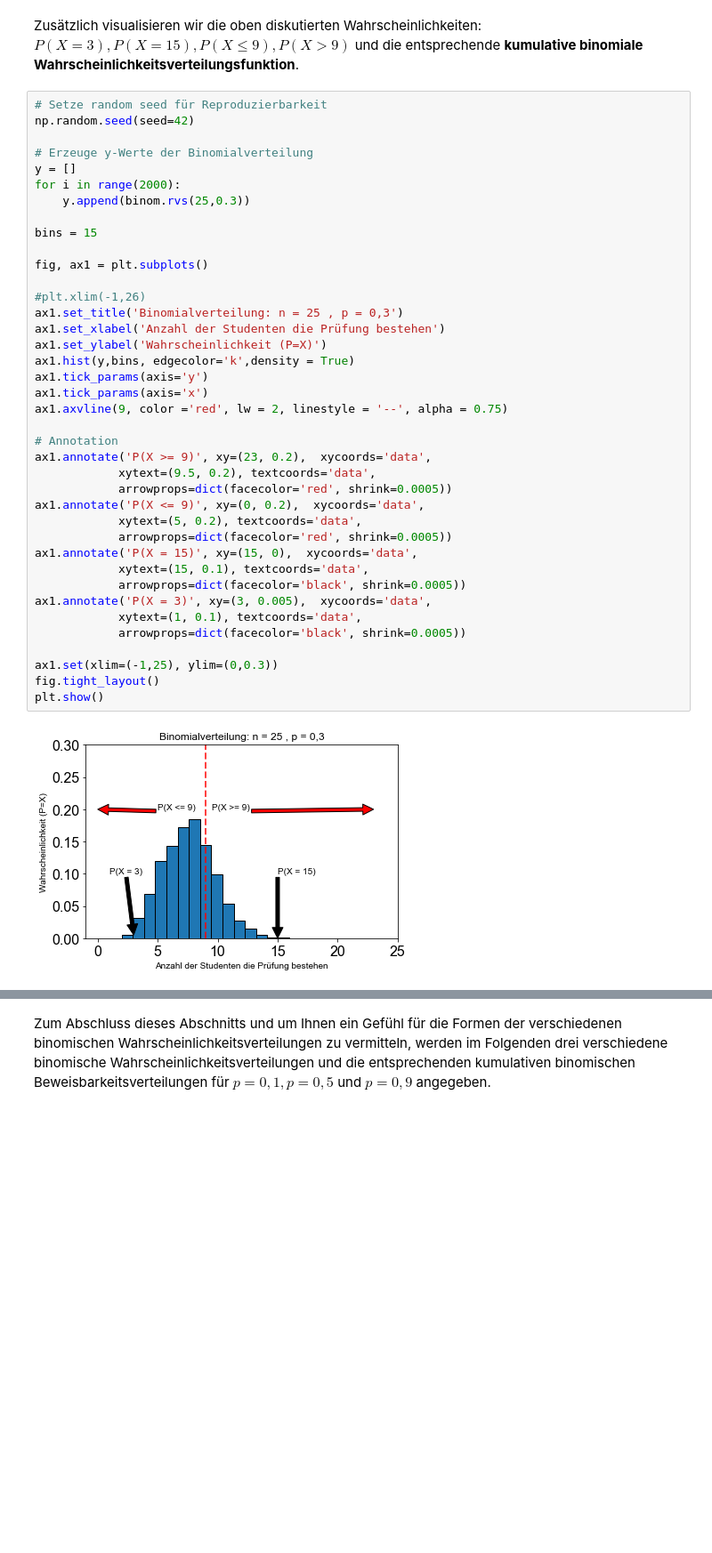
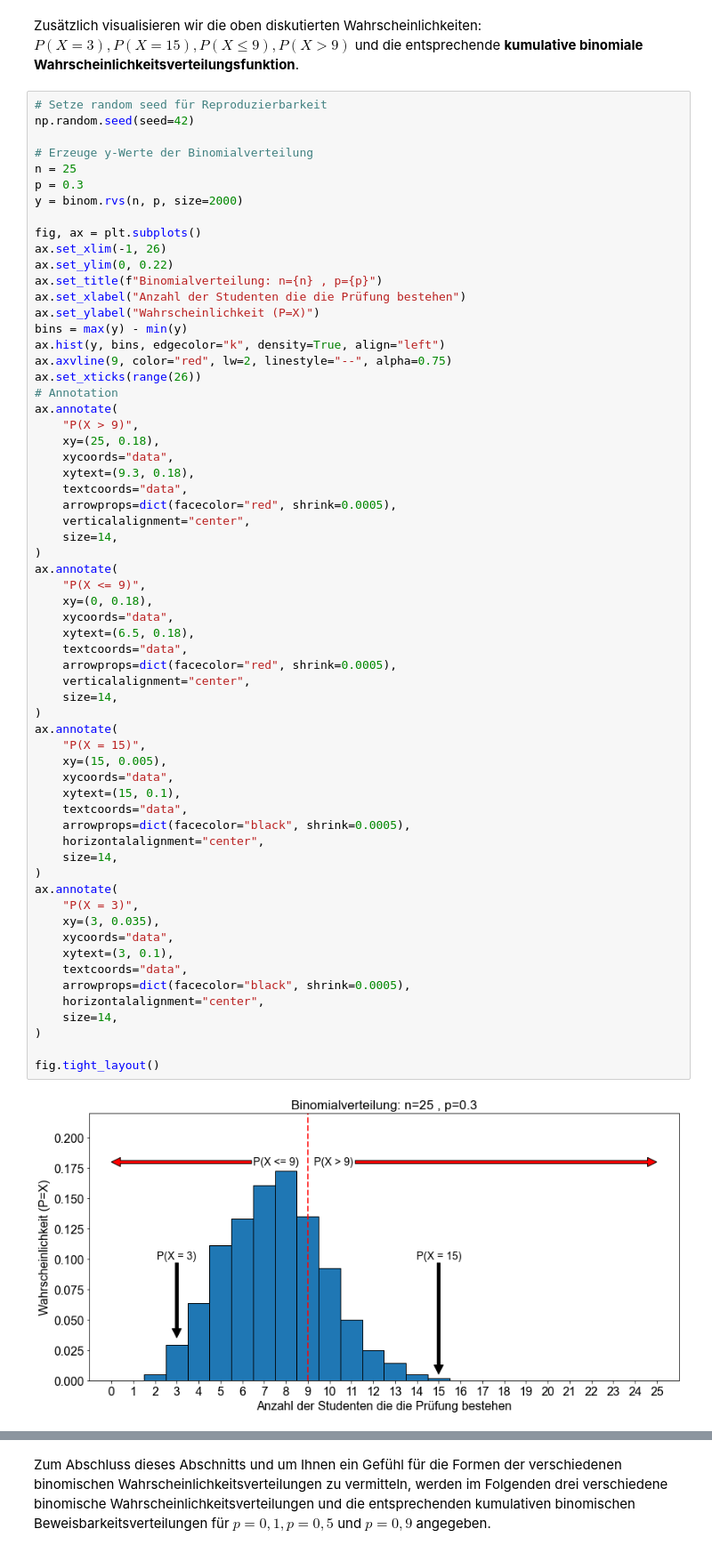
Before and after one commit to ixianslab/srh-data-science, a Jupyter notebook: notebooks/Kapitel02/26_Die Binomialverteilung ver15.ipynb, the cells around one changed output, grey strips where cells are left out. Shown: that part at 89% size. Drawn from its saved outputs; the diff is of its cells as text; blank space fills up the shorter version.

```diff
--- a/notebooks/Kapitel02/26_Die Binomialverteilung ver15.ipynb
+++ b/notebooks/Kapitel02/26_Die Binomialverteilung ver15.ipynb
@@ -163,43 +165,66 @@ Zusätzlich visualisieren wir die oben diskutierten Wahrscheinlichkeiten: $P(X=3
 # %%
 # Setze random seed für Reproduzierbarkeit
 np.random.seed(seed=42)
 
 # Erzeuge y-Werte der Binomialverteilung
-y = []
-for i in range(2000):
-    y.append(binom.rvs(25,0.3))
+n = 25
+p = 0.3
+y = binom.rvs(n, p, size=2000)
 
-bins = 15
+fig, ax = plt.subplots()
+ax.set_xlim(-1, 26)
+ax.set_ylim(0, 0.22)
+ax.set_title(f"Binomialverteilung: n={n} , p={p}")
+ax.set_xlabel("Anzahl der Studenten die die Prüfung bestehen")
+ax.set_ylabel("Wahrscheinlichkeit (P=X)")
+bins = max(y) - min(y)
+ax.hist(y, bins, edgecolor="k", density=True, align="left")
+ax.axvline(9, color="red", lw=2, linestyle="--", alpha=0.75)
+ax.set_xticks(range(26))
+# Annotation
+ax.annotate(
+    "P(X > 9)",
+    xy=(25, 0.18),
+    xycoords="data",
+    xytext=(9.3, 0.18),
+    textcoords="data",
+    arrowprops=dict(facecolor="red", shrink=0.0005),
+    verticalalignment="center",
+    size=14,
+)
+ax.annotate(
+    "P(X <= 9)",
+    xy=(0, 0.18),
+    xycoords="data",
+    xytext=(6.5, 0.18),
+    textcoords="data",
+    arrowprops=dict(facecolor="red", shrink=0.0005),
+    verticalalignment="center",
+    size=14,
+)
+ax.annotate(
+    "P(X = 15)",
+    xy=(15, 0.005),
+    xycoords="data",
+    xytext=(15, 0.1),
+    textcoords="data",
+    arrowprops=dict(facecolor="black", shrink=0.0005),
+    horizontalalignment="center",
+    size=14,
+)
+ax.annotate(
+    "P(X = 3)",
+    xy=(3, 0.035),
+    xycoords="data",
+    xytext=(3, 0.1),
+    textcoords="data",
+    arrowprops=dict(facecolor="black", shrink=0.0005),
+    horizontalalignment="center",
+    size=14,
+)
 
-fig, ax1 = plt.subplots()
-
-#plt.xlim(-1,26)
-ax1.set_title('Binomialverteilung: n = 25 , p = 0,3')
-ax1.set_xlabel('Anzahl der Studenten die Prüfung bestehen')
-ax1.set_ylabel('Wahrscheinlichkeit (P=X)')
-ax1.hist(y,bins, edgecolor='k',density = True)
-ax1.tick_params(axis='y')
-ax1.tick_params(axis='x')
-ax1.axvline(9, color ='red', lw = 2, linestyle = '--', alpha = 0.75)
-
-# Annotation
-ax1.annotate('P(X >= 9)', xy=(23, 0.2),  xycoords='data',
-            xytext=(9.5, 0.2), textcoords='data',
-            arrowprops=dict(facecolor='red', shrink=0.0005))
-ax1.annotate('P(X <= 9)', xy=(0, 0.2),  xycoords='data',
-            xytext=(5, 0.2), textcoords='data',
-            arrowprops=dict(facecolor='red', shrink=0.0005))
-ax1.annotate('P(X = 15)', xy=(15, 0),  xycoords='data',
-            xytext=(15, 0.1), textcoords='data',
-            arrowprops=dict(facecolor='black', shrink=0.0005))
-ax1.annotate('P(X = 3)', xy=(3, 0.005),  xycoords='data',
-            xytext=(1, 0.1), textcoords='data',
-            arrowprops=dict(facecolor='black', shrink=0.0005))
-
-ax1.set(xlim=(-1,25), ylim=(0,0.3))
 fig.tight_layout()
-plt.show()
 # %% [output]
-[figure, old version]
+[figure, new version]
 # %%
 # Erzeuge x und y Werte für kumulitative Wahrscheinlichkeit
```
Also changed, not shown: parts of 14 cells of this notebook, 9 other files.
